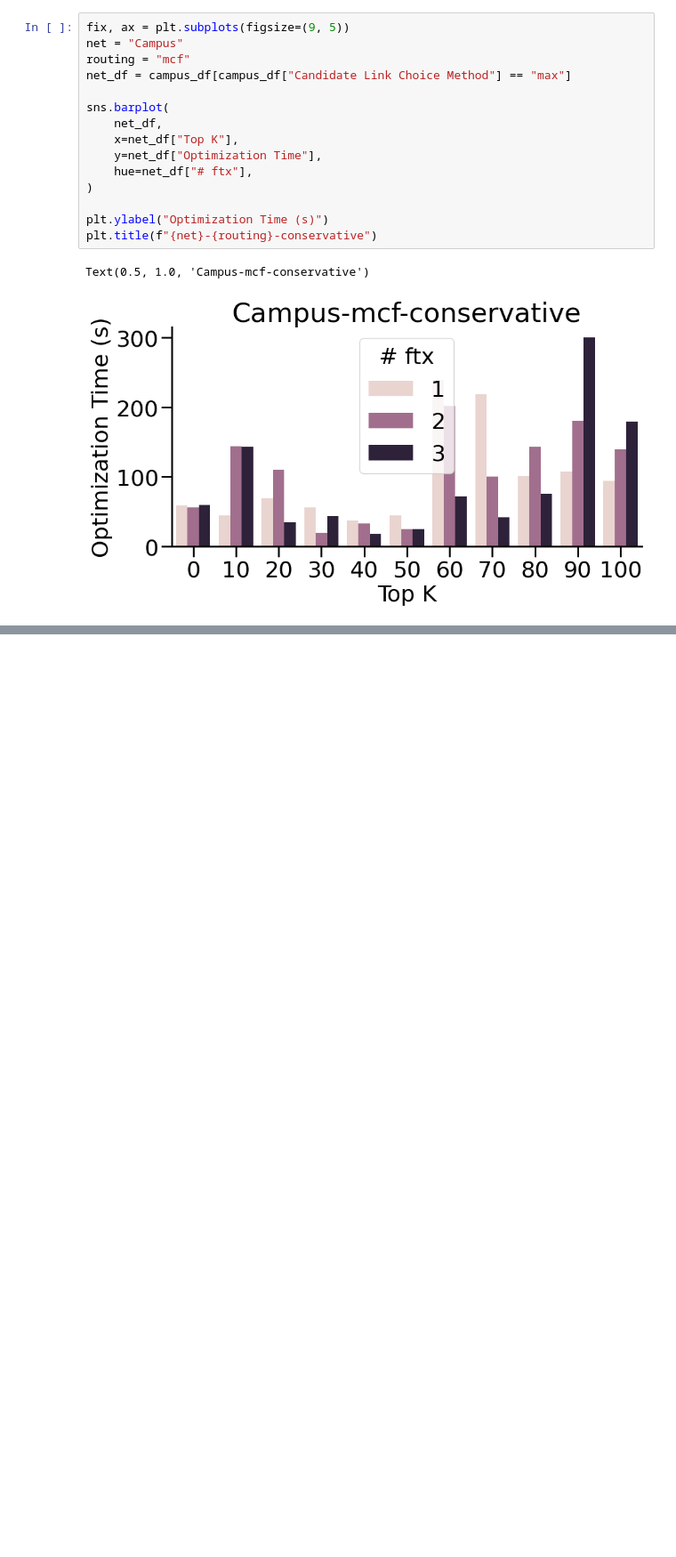
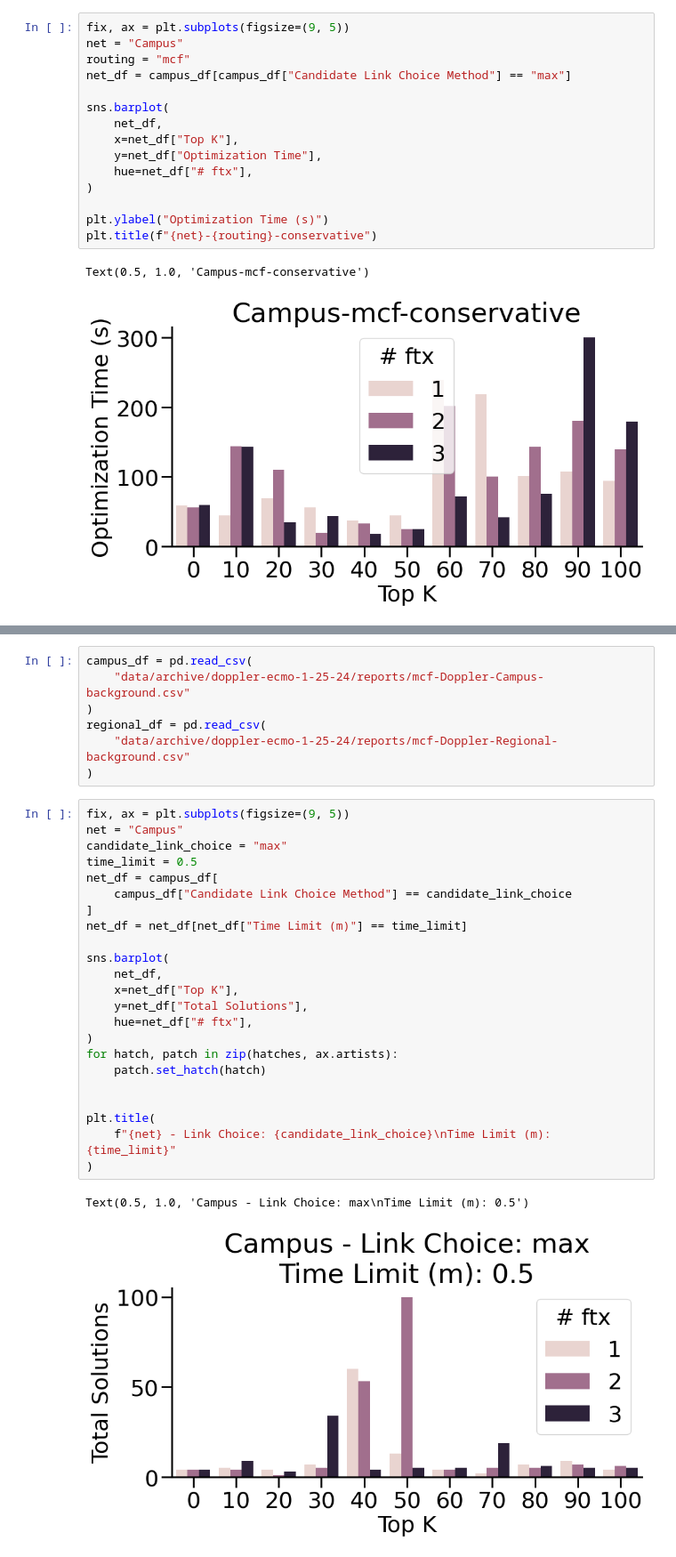
Before and after one commit to mattall/topology-programming, a Jupyter notebook: scripts/Doppler/notebooks/doppler.ipynb, the cells around one changed output, grey strips where cells are left out. Shown: that part at 89% size. Cells and saved outputs as stored; diff of their text form; blank space fills up the shorter version.

Commit message:
doppler experiment final

```diff
--- a/scripts/Doppler/notebooks/doppler.ipynb
+++ b/scripts/Doppler/notebooks/doppler.ipynb
@@ -281,0 +388,33 @@ Text(0.5, 1.0, 'Campus-mcf-conservative')
+# %%
+campus_df = pd.read_csv(
+    "data/archive/doppler-ecmo-1-25-24/reports/mcf-Doppler-Campus-background.csv"
+)
+regional_df = pd.read_csv(
+    "data/archive/doppler-ecmo-1-25-24/reports/mcf-Doppler-Regional-background.csv"
+)
+# %%
+fix, ax = plt.subplots(figsize=(9, 5))
+net = "Campus"
+candidate_link_choice = "max"
+time_limit = 0.5
+net_df = campus_df[
+    campus_df["Candidate Link Choice Method"] == candidate_link_choice
+]
+net_df = net_df[net_df["Time Limit (m)"] == time_limit]
+
+sns.barplot(
+    net_df,
+    x=net_df["Top K"],
+    y=net_df["Total Solutions"],
+    hue=net_df["# ftx"],
+)
+for hatch, patch in zip(hatches, ax.artists):
+    patch.set_hatch(hatch)
+
+
+plt.title(
+    f"{net} - Link Choice: {candidate_link_choice}\nTime Limit (m): {time_limit}"
+)
+# %% [output]
+Text(0.5, 1.0, 'Campus - Link Choice: max\nTime Limit (m): 0.5')
+[figure, added]
```
Also changed, not shown: parts of 9 cells of this notebook, 3 other files.
